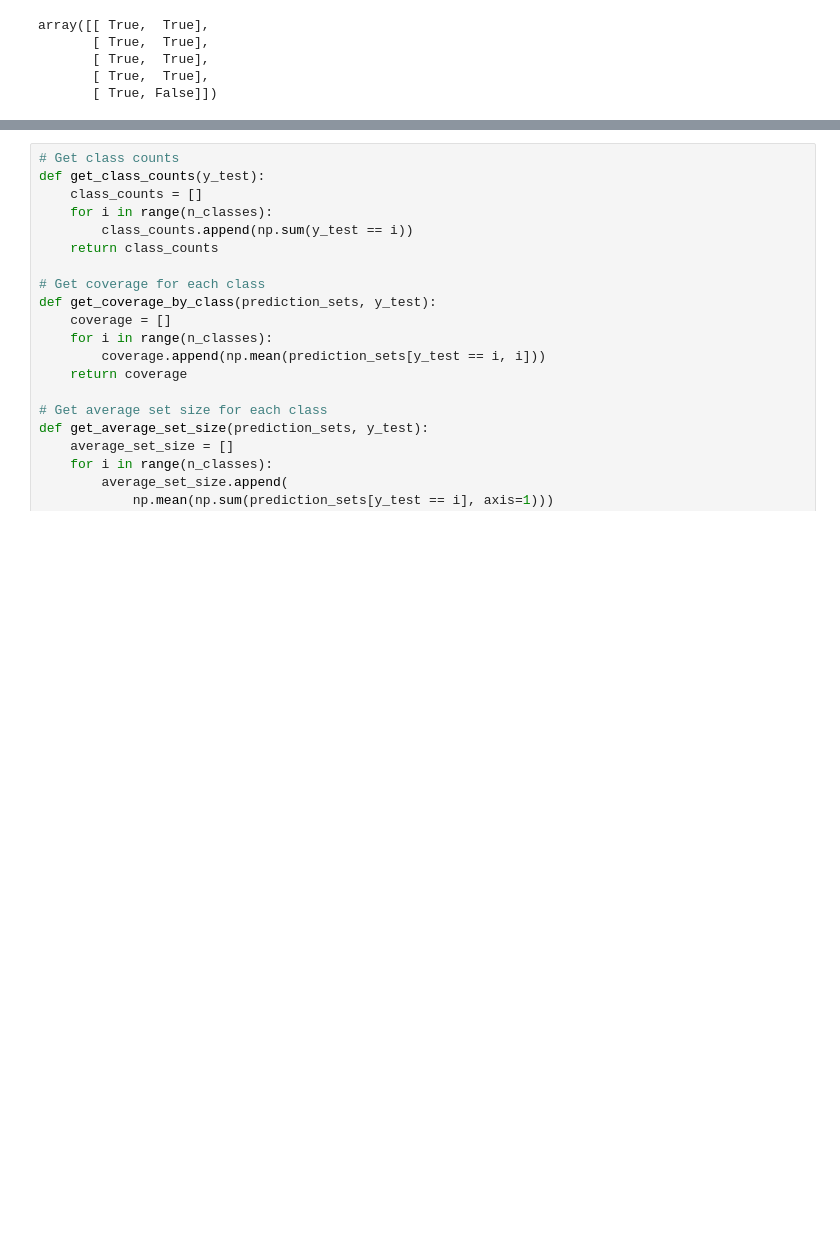
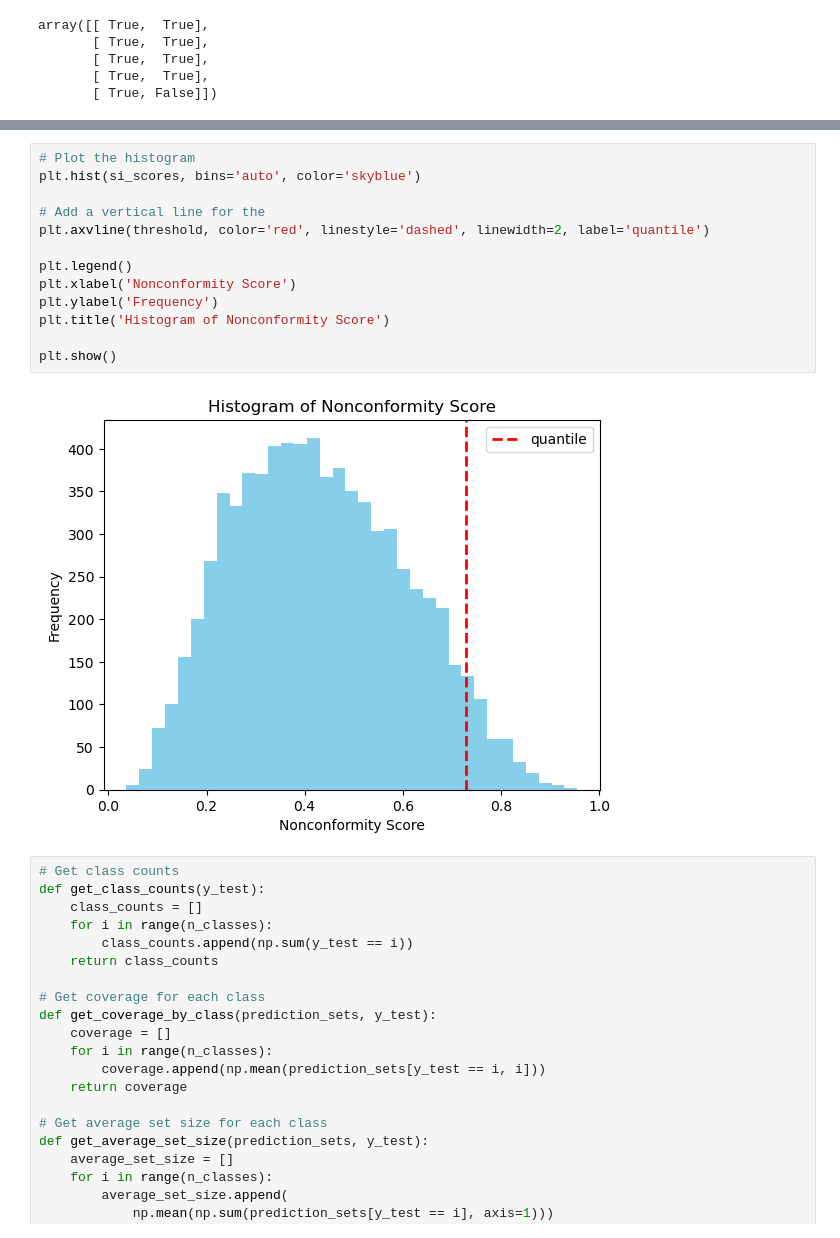
Before and after one commit to haileyvu9/RP, a Jupyter notebook: Research_Project_Hailey_Update.ipynb, the cells around one changed output, grey strips where cells are left out. Cells and saved outputs as stored; diff of their text form; blank space fills up the shorter version.

```diff
--- a/Research_Project_Hailey_Update.ipynb
+++ b/Research_Project_Hailey_Update.ipynb
@@ -569,3 +584,18 @@ array([[ True,  True],
+# %%
+# Plot the histogram
+plt.hist(si_scores, bins='auto', color='skyblue')
+
+# Add a vertical line for the
+plt.axvline(threshold, color='red', linestyle='dashed', linewidth=2, label='quantile')
+
+plt.legend()
+plt.xlabel('Nonconformity Score')
+plt.ylabel('Frequency')
+plt.title('Histogram of Nonconformity Score')
+
+plt.show()
+# %% [output]
+[figure, added]
 # %%
 # Get class counts
 def get_class_counts(y_test):
```
Also changed, not shown: parts of 8 cells of this notebook.
